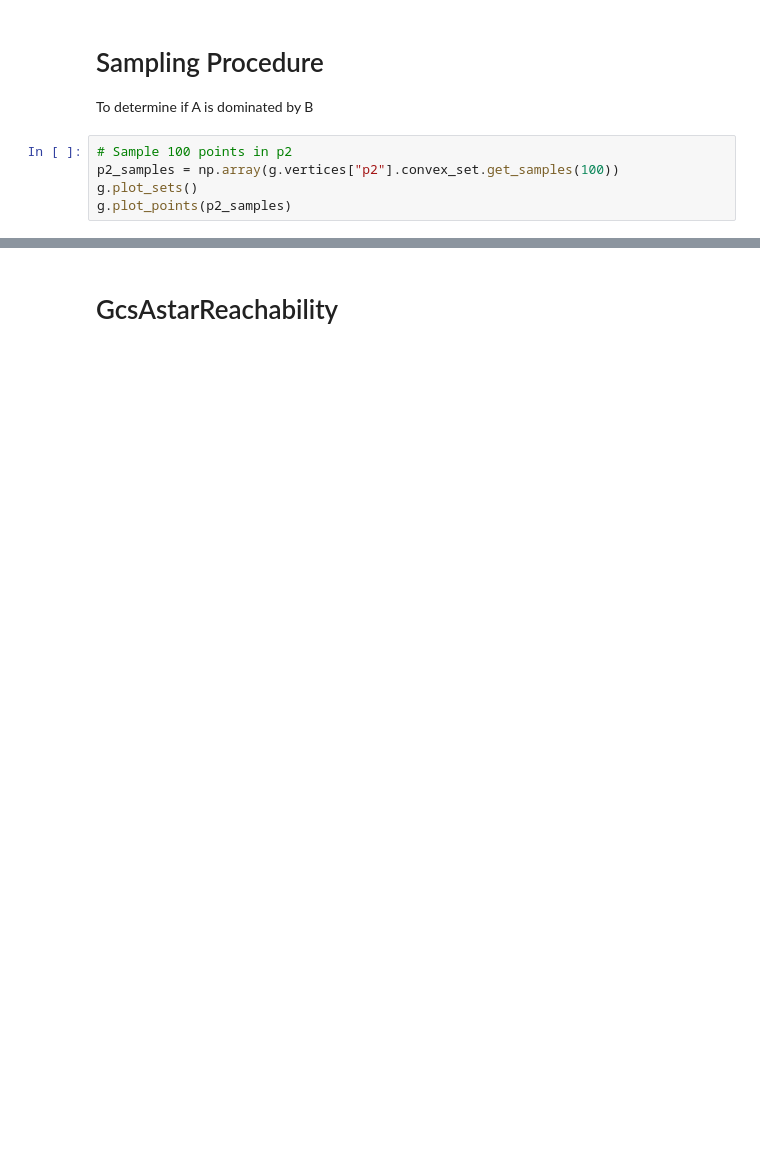
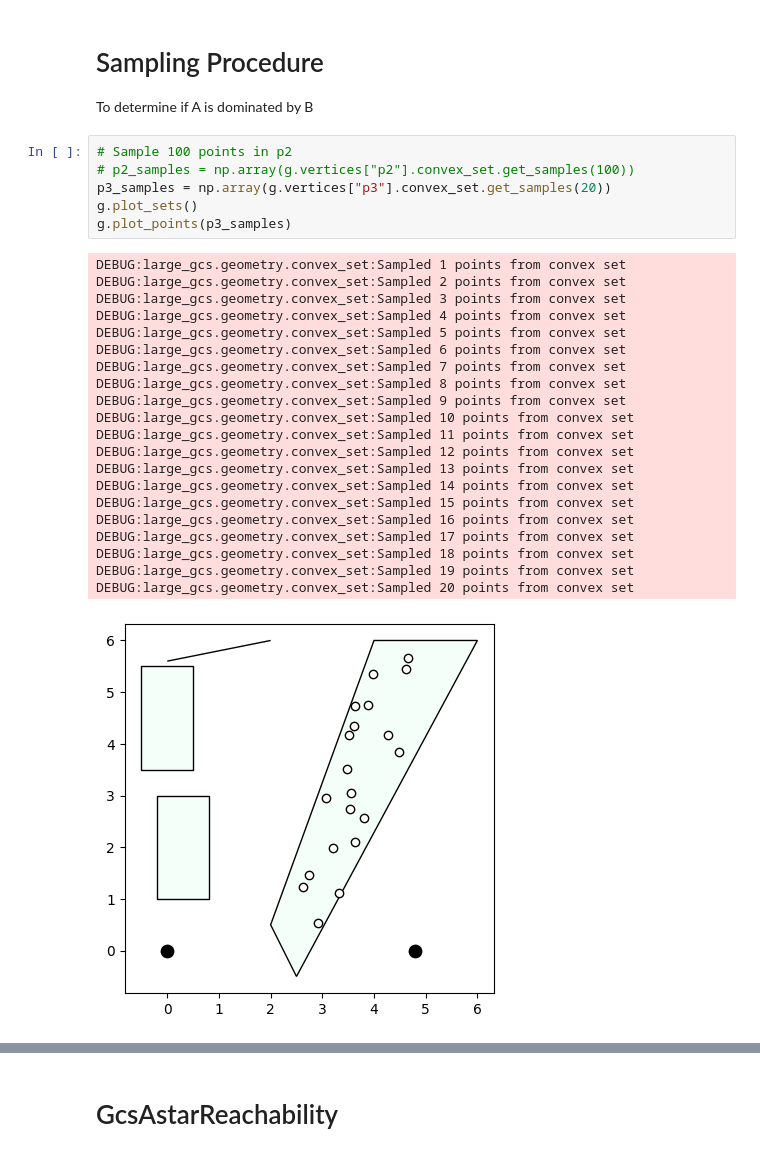
Before and after one commit to shaoyuancc/large_gcs, a Jupyter notebook: explorations/reachability_implicit_gcs.ipynb, the cells around one changed output, grey strips where cells are left out. Drawn from its saved outputs; the diff is of its cells as text; blank space fills up the shorter version.

```diff
--- a/explorations/reachability_implicit_gcs.ipynb
+++ b/explorations/reachability_implicit_gcs.ipynb
@@ -39,9 +57,32 @@ for vertex_name, v in g.vertices.items():
 To determine if A is dominated by B
 # %%
 # Sample 100 points in p2
-p2_samples = np.array(g.vertices["p2"].convex_set.get_samples(100))
+# p2_samples = np.array(g.vertices["p2"].convex_set.get_samples(100))
+p3_samples = np.array(g.vertices["p3"].convex_set.get_samples(20))
 g.plot_sets()
-g.plot_points(p2_samples)
+g.plot_points(p3_samples)
+# %% [output]
+DEBUG:large_gcs.geometry.convex_set:Sampled 1 points from convex set
+DEBUG:large_gcs.geometry.convex_set:Sampled 2 points from convex set
+DEBUG:large_gcs.geometry.convex_set:Sampled 3 points from convex set
+DEBUG:large_gcs.geometry.convex_set:Sampled 4 points from convex set
+DEBUG:large_gcs.geometry.convex_set:Sampled 5 points from convex set
+DEBUG:large_gcs.geometry.convex_set:Sampled 6 points from convex set
+DEBUG:large_gcs.geometry.convex_set:Sampled 7 points from convex set
+DEBUG:large_gcs.geometry.convex_set:Sampled 8 points from convex set
+DEBUG:large_gcs.geometry.convex_set:Sampled 9 points from convex set
+DEBUG:large_gcs.geometry.convex_set:Sampled 10 points from convex set
+DEBUG:large_gcs.geometry.convex_set:Sampled 11 points from convex set
+DEBUG:large_gcs.geometry.convex_set:Sampled 12 points from convex set
+DEBUG:large_gcs.geometry.convex_set:Sampled 13 points from convex set
+DEBUG:large_gcs.geometry.convex_set:Sampled 14 points from convex set
+DEBUG:large_gcs.geometry.convex_set:Sampled 15 points from convex set
+DEBUG:large_gcs.geometry.convex_set:Sampled 16 points from convex set
+DEBUG:large_gcs.geometry.convex_set:Sampled 17 points from convex set
+DEBUG:large_gcs.geometry.convex_set:Sampled 18 points from convex set
+DEBUG:large_gcs.geometry.convex_set:Sampled 19 points from convex set
+DEBUG:large_gcs.geometry.convex_set:Sampled 20 points from convex set
+[figure, added]
 # %%
 # Project these samples into revised set based on path
 
```
Also changed, not shown: parts of 12 cells of this notebook, 12 other files.
